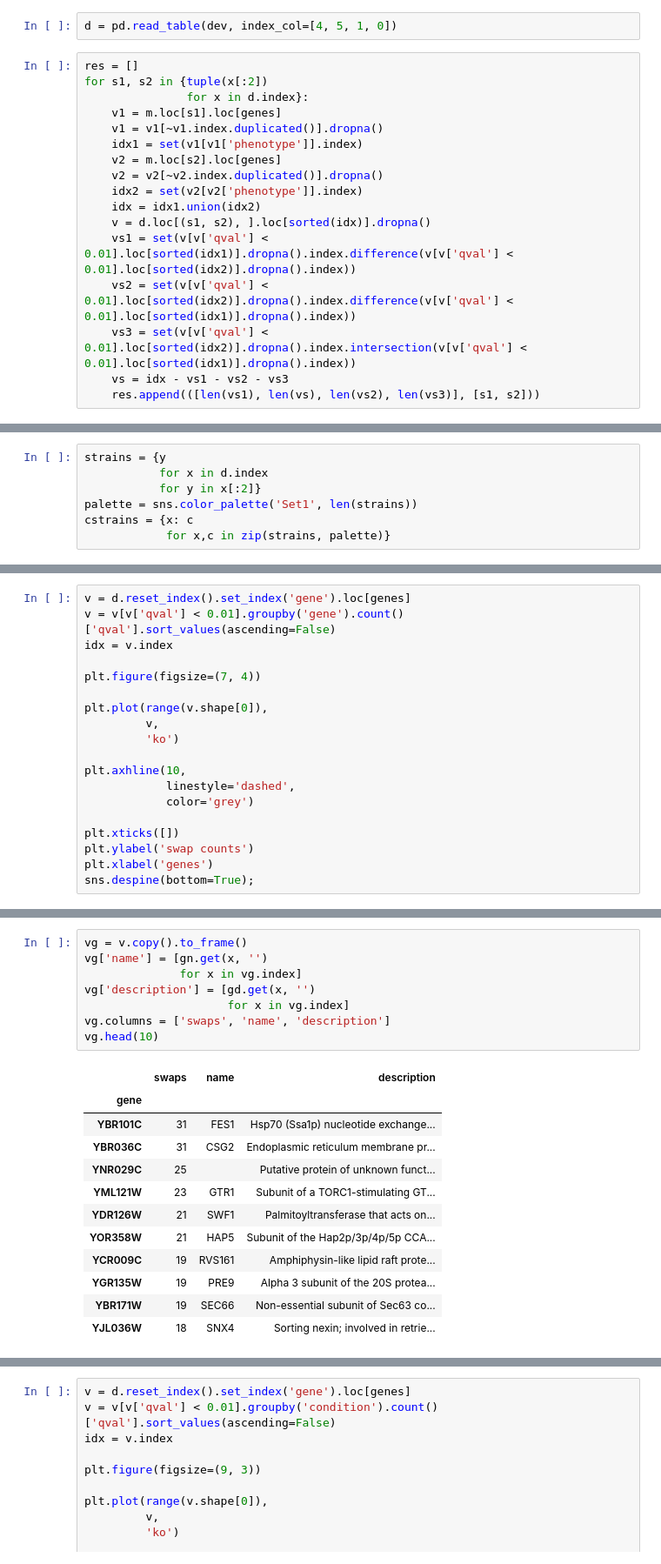
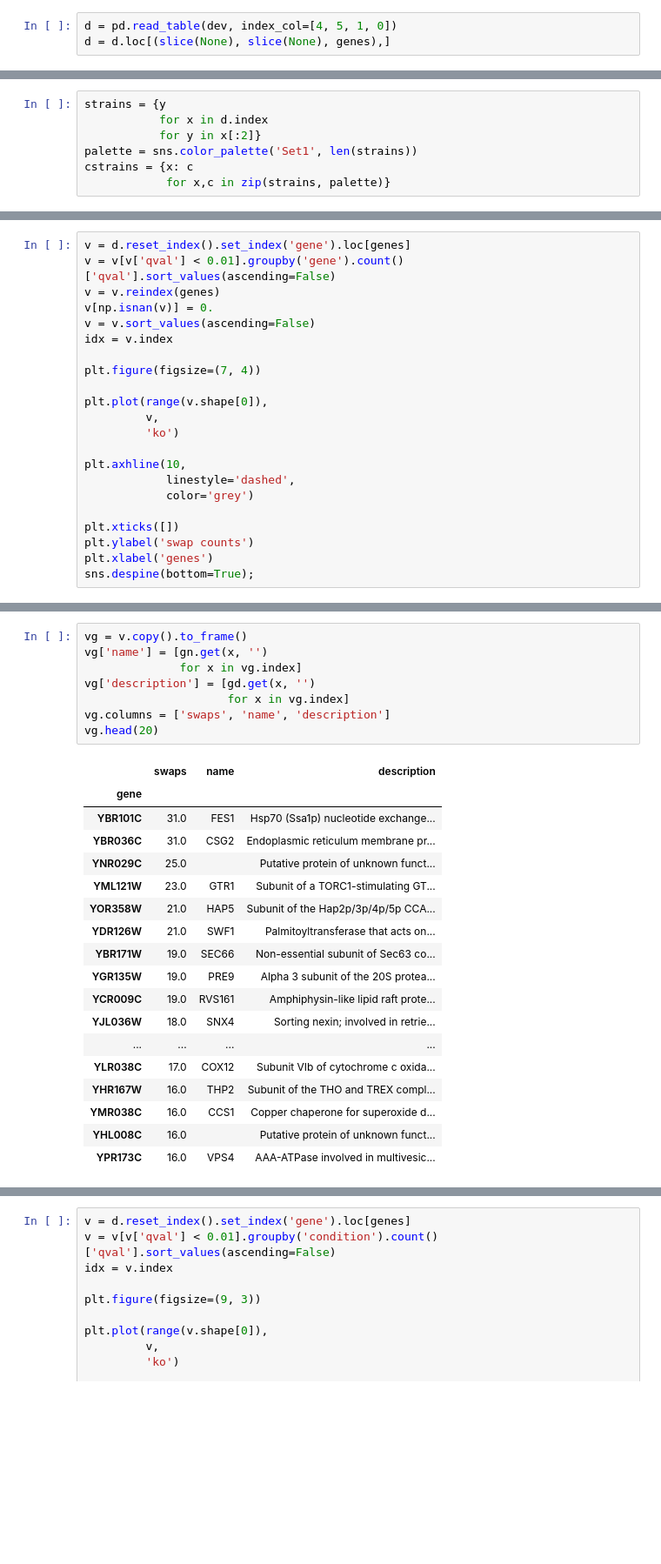
Before and after one commit to mgalardini/2018koyeast, a Jupyter notebook: notebooks/deviations.ipynb, the cells around one changed output, grey strips where cells are left out. Shown at 87% size. Saved outputs shown, nothing was run; the diff lists cells and outputs as text; blank space fills up the shorter version.

```diff
--- a/notebooks/deviations.ipynb
+++ b/notebooks/deviations.ipynb
@@ -47,20 +47,4 @@ YPS 4093
 total 3786
 # %%
 d = pd.read_table(dev, index_col=[4, 5, 1, 0])
+d = d.loc[(slice(None), slice(None), genes),]
-# %%
-res = []
-for s1, s2 in {tuple(x[:2])
-               for x in d.index}:
-    v1 = m.loc[s1].loc[genes]
-    v1 = v1[~v1.index.duplicated()].dropna()
-    idx1 = set(v1[v1['phenotype']].index)
-    v2 = m.loc[s2].loc[genes]
-    v2 = v2[~v2.index.duplicated()].dropna()
-    idx2 = set(v2[v2['phenotype']].index)
-    idx = idx1.union(idx2)
-    v = d.loc[(s1, s2), ].loc[sorted(idx)].dropna()
-    vs1 = set(v[v['qval'] < 0.01].loc[sorted(idx1)].dropna().index.difference(v[v['qval'] < 0.01].loc[sorted(idx2)].dropna().index))
-    vs2 = set(v[v['qval'] < 0.01].loc[sorted(idx2)].dropna().index.difference(v[v['qval'] < 0.01].loc[sorted(idx1)].dropna().index))
-    vs3 = set(v[v['qval'] < 0.01].loc[sorted(idx2)].dropna().index.intersection(v[v['qval'] < 0.01].loc[sorted(idx1)].dropna().index))
-    vs = idx - vs1 - vs2 - vs3
-    res.append(([len(vs1), len(vs), len(vs2), len(vs3)], [s1, s2]))
@@ -92,6 +334,9 @@ plt.tight_layout()
 # %%
 v = d.reset_index().set_index('gene').loc[genes]
 v = v[v['qval'] < 0.01].groupby('gene').count()['qval'].sort_values(ascending=False)
+v = v.reindex(genes)
+v[np.isnan(v)] = 0.
+v = v.sort_values(ascending=False)
 idx = v.index
 
 plt.figure(figsize=(7, 4))
@@ -113,24 +358,30 @@ sns.despine(bottom=True);
 # %%
 vg = v.copy().to_frame()
 vg['name'] = [gn.get(x, '')
               for x in vg.index]
 vg['description'] = [gd.get(x, '')
                      for x in vg.index]
 vg.columns = ['swaps', 'name', 'description']
-vg.head(10)
+vg.head(20)
 # %% [output]
 |  | swaps | name | description |
 | gene |  |  |  |
-| YBR101C | 31 | FES1 | Hsp70 (Ssa1p) nucleotide exchange... |
-| YBR036C | 31 | CSG2 | Endoplasmic reticulum membrane pr... |
-| YNR029C | 25 |  | Putative protein of unknown funct... |
-| YML121W | 23 | GTR1 | Subunit of a TORC1-stimulating GT... |
-| YDR126W | 21 | SWF1 | Palmitoyltransferase that acts on... |
-| YOR358W | 21 | HAP5 | Subunit of the Hap2p/3p/4p/5p CCA... |
-| YCR009C | 19 | RVS161 | Amphiphysin-like lipid raft prote... |
-| YGR135W | 19 | PRE9 | Alpha 3 subunit of the 20S protea... |
-| YBR171W | 19 | SEC66 | Non-essential subunit of Sec63 co... |
-| YJL036W | 18 | SNX4 | Sorting nexin; involved in retrie... |
+| YBR101C | 31.0 | FES1 | Hsp70 (Ssa1p) nucleotide exchange... |
+| YBR036C | 31.0 | CSG2 | Endoplasmic reticulum membrane pr... |
+| YNR029C | 25.0 |  | Putative protein of unknown funct... |
+| YML121W | 23.0 | GTR1 | Subunit of a TORC1-stimulating GT... |
+| YOR358W | 21.0 | HAP5 | Subunit of the Hap2p/3p/4p/5p CCA... |
+| YDR126W | 21.0 | SWF1 | Palmitoyltransferase that acts on... |
+| YBR171W | 19.0 | SEC66 | Non-essential subunit of Sec63 co... |
+| YGR135W | 19.0 | PRE9 | Alpha 3 subunit of the 20S protea... |
+| YCR009C | 19.0 | RVS161 | Amphiphysin-like lipid raft prote... |
+| YJL036W | 18.0 | SNX4 | Sorting nexin; involved in retrie... |
+| ... | ... | ... | ... |
+| YLR038C | 17.0 | COX12 | Subunit VIb of cytochrome c oxida... |
+| YHR167W | 16.0 | THP2 | Subunit of the THO and TREX compl... |
+| YMR038C | 16.0 | CCS1 | Copper chaperone for superoxide d... |
+| YHL008C | 16.0 |  | Putative protein of unknown funct... |
+| YPR173C | 16.0 | VPS4 | AAA-ATPase involved in multivesic... |
 # %%
 plt.figure(figsize=(11, 10))
 
```
Also changed, not shown: parts of 10 cells of this notebook, 2 other files.
